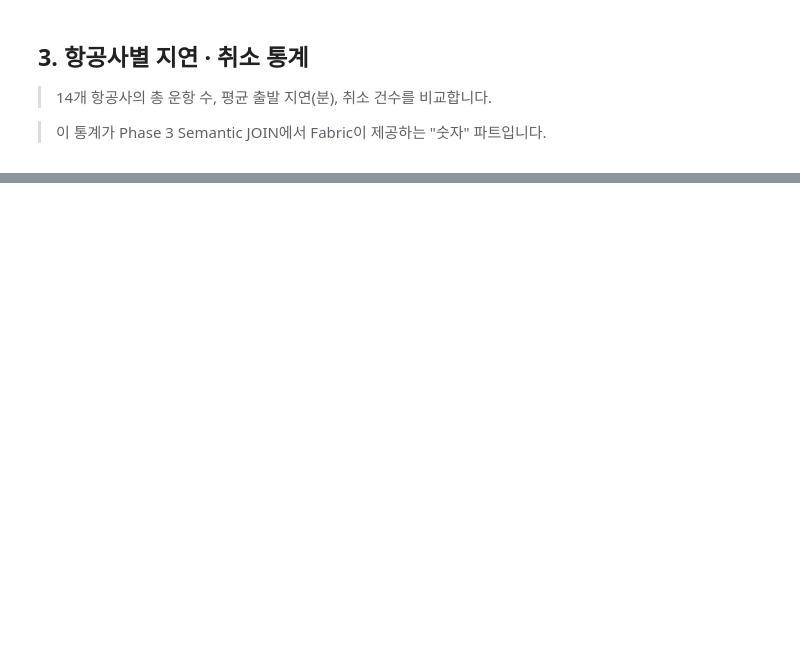
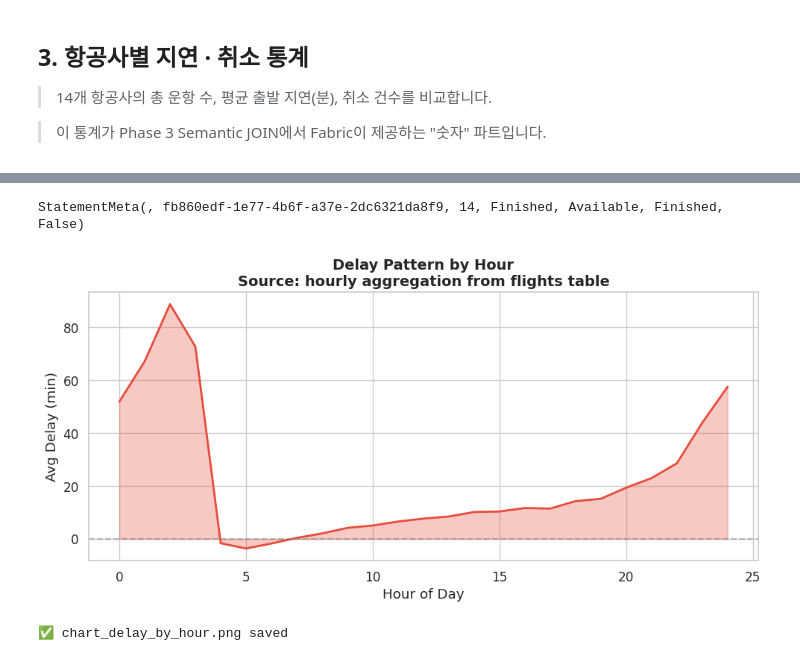
Before and after one commit to hyeonsangjeon/foundry-iq-demo-suite, a Jupyter notebook: notebooks/fabric_iq_flight_data_profile_kr.ipynb, the cells around one changed output, grey strips where cells are left out. Drawn from its saved outputs; the diff is of its cells as text; code cells hidden in the pictures; blank space fills up the shorter version.

```diff
--- a/notebooks/fabric_iq_flight_data_profile_kr.ipynb
+++ b/notebooks/fabric_iq_flight_data_profile_kr.ipynb
@@ -400,0 +276,20 @@ StatementMeta(, 97cbb418-959d-4c00-a367-9561cac61397, 19, Finished, Available, F
+# %%
+# 📊 Chart 2: Delay Pattern by Hour
+# Source: hourly aggregation from flights table
+
+fig, ax = plt.subplots(figsize=(10, 5))
+ax.fill_between(df_hourly['hour'], df_hourly['avg_delay'], alpha=0.3, color='#e74c3c')
+ax.plot(df_hourly['hour'], df_hourly['avg_delay'], color='#e74c3c', linewidth=2)
+ax.set_xlabel('Hour of Day')
+ax.set_ylabel('Avg Delay (min)')
+ax.set_title('Delay Pattern by Hour\nSource: hourly aggregation from flights table', fontsize=14, fontweight='bold')
+ax.axhline(y=0, color='gray', linestyle='--', alpha=0.5)
+plt.tight_layout()
+
+plt.savefig('/lakehouse/default/Files/stats/chart_delay_by_hour.png', dpi=150, bbox_inches='tight')
+display(fig)
+print("✅ chart_delay_by_hour.png saved")
+# %% [output]
+StatementMeta(, fb860edf-1e77-4b6f-a37e-2dc6321da8f9, 14, Finished, Available, Finished, False)
+[figure, added]
+✅ chart_delay_by_hour.png saved
```
Also changed, not shown: parts of 24 cells of this notebook, 11 other files.
